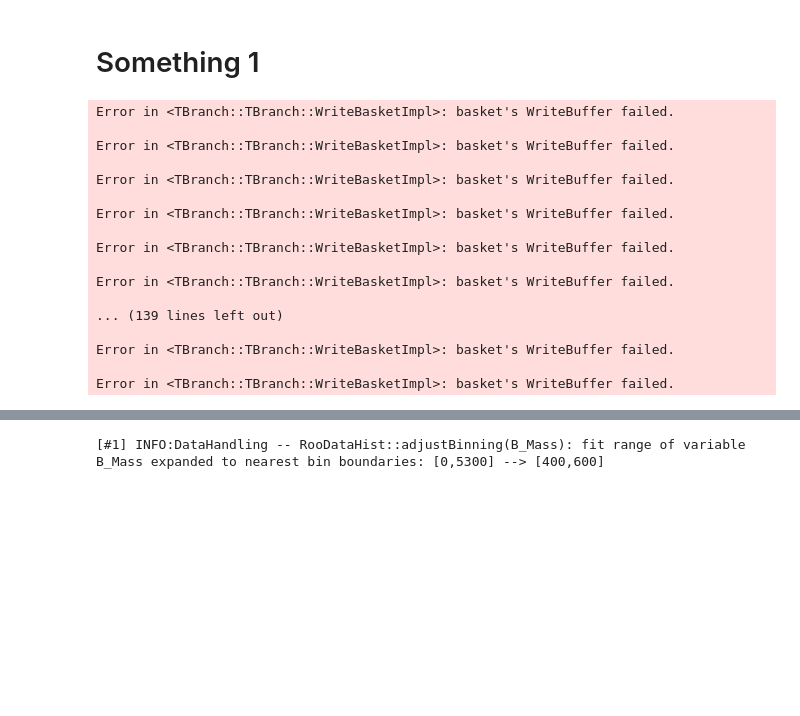
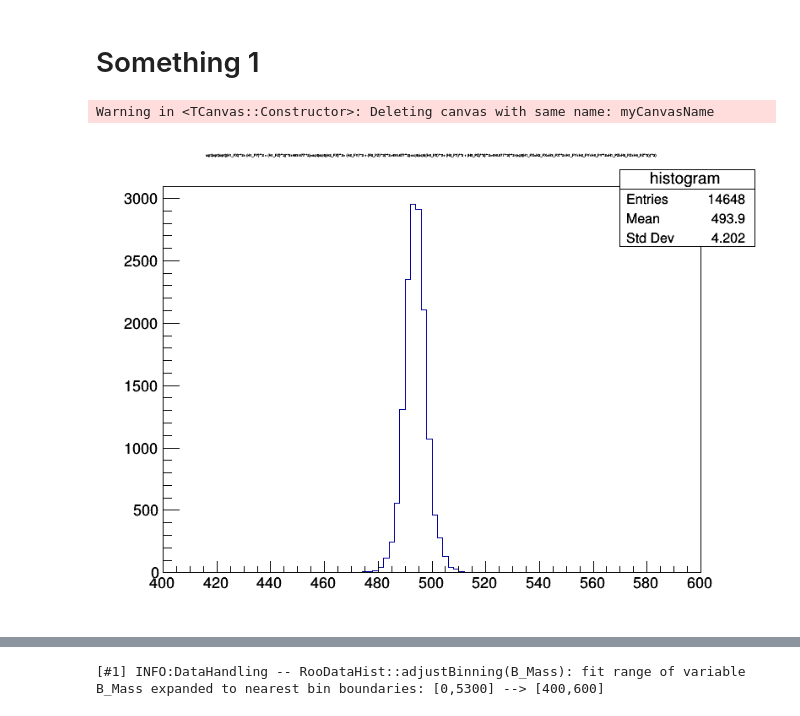
Before and after one commit to Hollyqui/BigDataParticlePhysics, a Jupyter notebook: week_4/Copie_de_LHCb_Part_1.ipynb, the cells around one changed output, grey strips where cells are left out. Cells and saved outputs as stored; diff of their text form; code cells hidden in the pictures; blank space fills up the shorter version.

```diff
--- a/week_4/Copie_de_LHCb_Part_1.ipynb
+++ b/week_4/Copie_de_LHCb_Part_1.ipynb
@@ -355,28 +311,16 @@ e.Draw()
 # Something 1
 # %%
 #To apply the selection - we can use the copytree command:
-selection=("(H1_ProbPi>0.5&H2_ProbPi>0.5)&H3_ProbPi>0.5&!H1_isMuon")
+selection=("H1_ProbK>0.4&H1_ProbPi<0.4&H2_ProbK>0.4&H2_ProbPi<0.4&H3_ProbK>0.4&H1_ProbPi<0.4&!H1_isMuon")
 CutTree=tree.CopyTree(selection)
-
+d=(ROOT.TCanvas("myCanvasName","The Canvas Title",800,600))
+CutTree.Draw(get_mass()+">>histogram(100,400,600)")
+mass_histogram = ROOT.gDirectory.Get("histogram")
+d.Draw()
 #So now we take our data in tree and apply selection to it (so only events which comply with those rules are kept) and put the new data in CutTree
 # %% [output]
-Error in <TBranch::TBranch::WriteBasketImpl>: basket's WriteBuffer failed.
-
-Error in <TBranch::TBranch::WriteBasketImpl>: basket's WriteBuffer failed.
-
-Error in <TBranch::TBranch::WriteBasketImpl>: basket's WriteBuffer failed.
-
-Error in <TBranch::TBranch::WriteBasketImpl>: basket's WriteBuffer failed.
-
-Error in <TBranch::TBranch::WriteBasketImpl>: basket's WriteBuffer failed.
-
-Error in <TBranch::TBranch::WriteBasketImpl>: basket's WriteBuffer failed.
-
-... (139 lines left out)
-
-Error in <TBranch::TBranch::WriteBasketImpl>: basket's WriteBuffer failed.
-
-Error in <TBranch::TBranch::WriteBasketImpl>: basket's WriteBuffer failed.
+Warning in <TCanvas::Constructor>: Deleting canvas with same name: myCanvasName
+[figure, added]
 # %%
 #Now as a good check, we should see the effect of applying our cuts.
 #On one histogram, plot the B meson mass, from both the tree (pre-cuts) and the CutTree (post-cuts)
```
Also changed, not shown: parts of 35 cells of this notebook.
